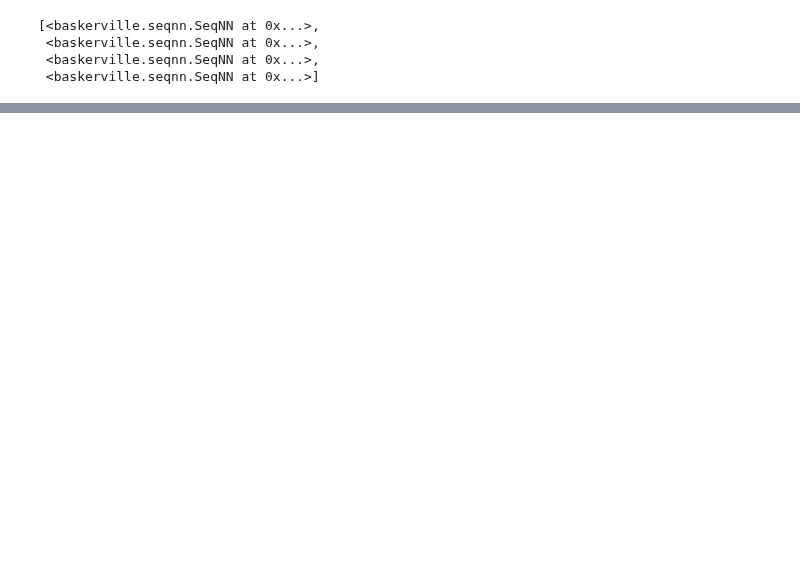
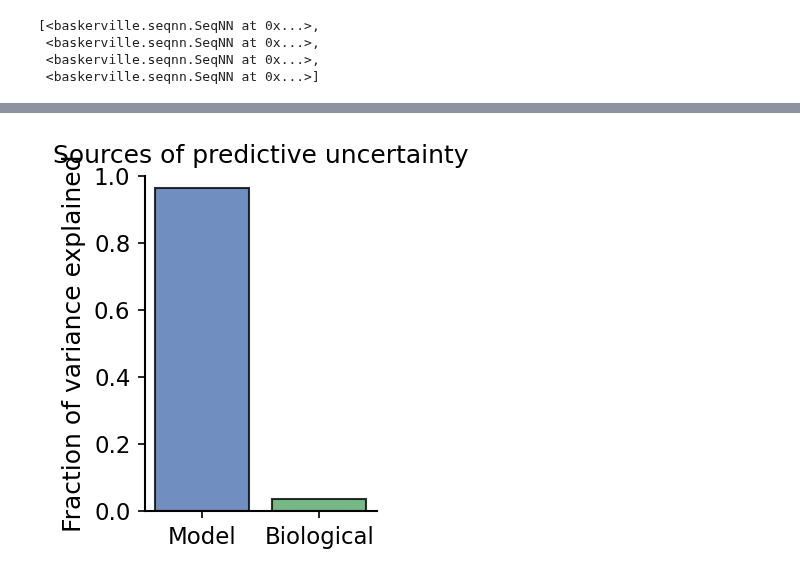
Before and after one commit to dmnburrows/geneseq_predict, a Jupyter notebook: GOSH_grant_app.ipynb, the cells around one changed output, grey strips where cells are left out. Saved outputs shown, nothing was run; the diff lists cells and outputs as text; code cells hidden in the pictures; blank space fills up the shorter version.

```diff
--- a/GOSH_grant_app.ipynb
+++ b/GOSH_grant_app.ipynb
@@ -1403,0 +922,23 @@ curr_seq = wt_code
+# %%
+import matplotlib.pyplot as plt
+import numpy as np
+
+# compute fractions
+total_var = model_var + bio_var
+model_frac = model_var / total_var
+bio_frac   = bio_var / total_var
+
+plt.figure(figsize=(2.4,3))
+plt.bar(['Model', 'Biological'],
+        [model_frac, bio_frac],
+        color=['#4C72B0','#55A868'],
+        alpha=0.8, edgecolor='black')
+
+plt.ylabel('Fraction of variance explained')
+plt.ylim(0, 1)
+plt.title('Sources of predictive uncertainty')
+plt.tight_layout()
+plt.savefig('prac.svg', transparent=True)
+plt.show()
+# %% [output]
+[figure, added]
```
Also changed, not shown: parts of 89 cells of this notebook, 6 other files.
